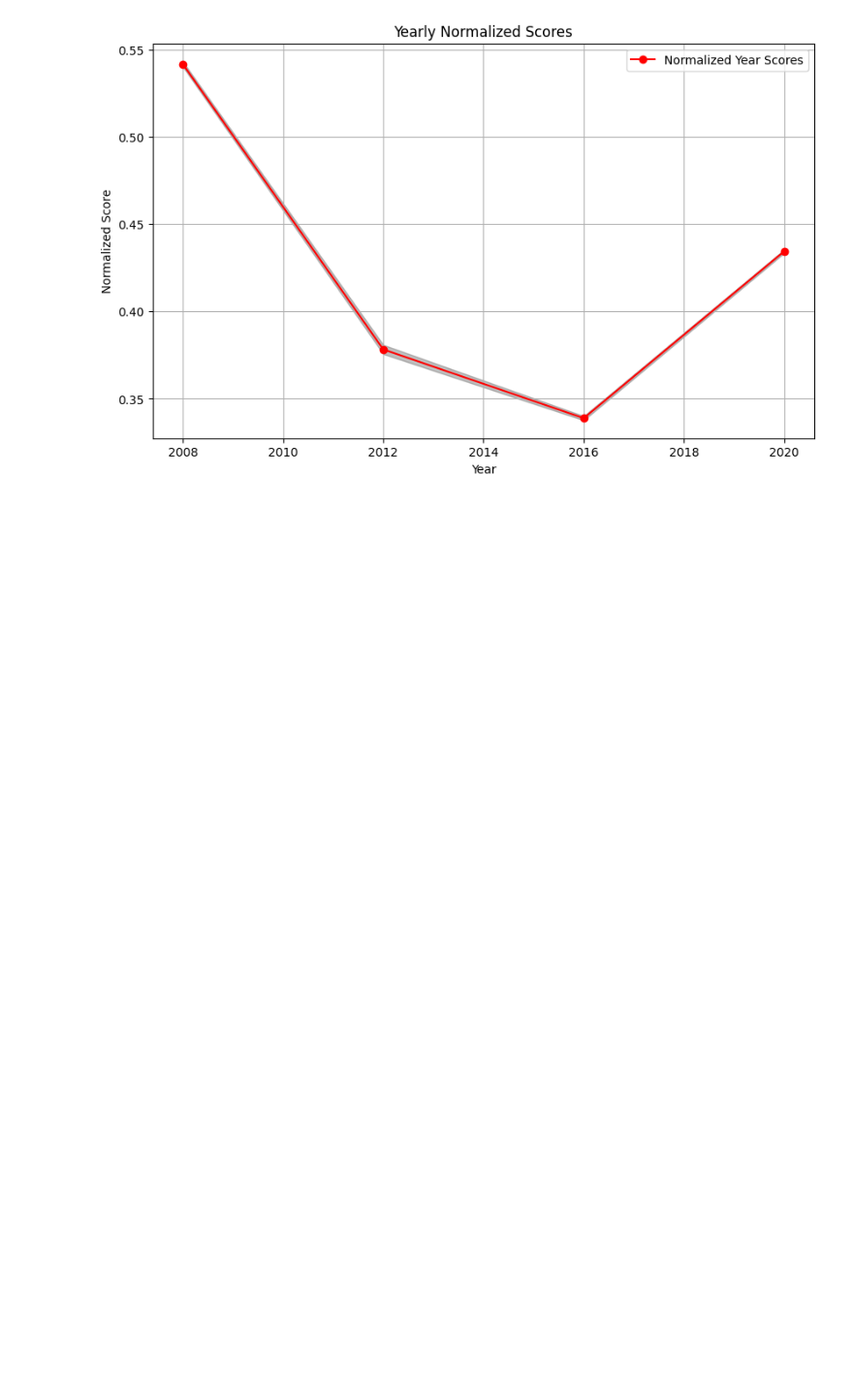
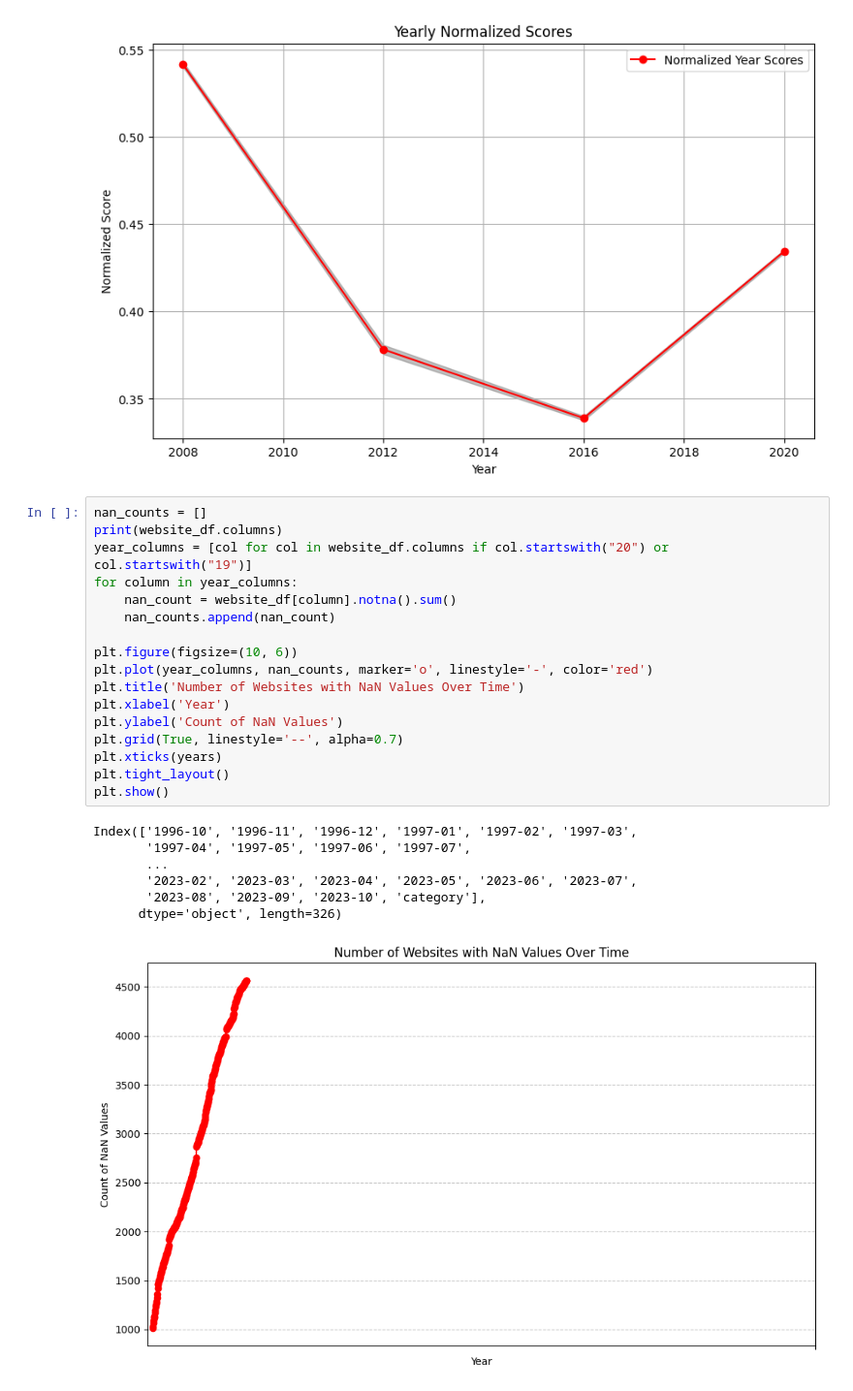
Before and after one commit to vdaita/buy-american-polarization, a Jupyter notebook: Process.ipynb, the cells around one changed output. Shown at 97% size. Cells and saved outputs as stored; diff of their text form; blank space fills up the shorter version.

```diff
--- a/Process.ipynb
+++ b/Process.ipynb
@@ -167,3 +175,28 @@ plt.grid(True)
 plt.show()
 # %% [output]
 [figure]
+# %%
+nan_counts = []
+print(website_df.columns)
+year_columns = [col for col in website_df.columns if col.startswith("20") or col.startswith("19")]
+for column in year_columns:
+    nan_count = website_df[column].notna().sum()
+    nan_counts.append(nan_count)
+
+plt.figure(figsize=(10, 6))
+plt.plot(year_columns, nan_counts, marker='o', linestyle='-', color='red')
+plt.title('Number of Websites with NaN Values Over Time')
+plt.xlabel('Year')
+plt.ylabel('Count of NaN Values')
+plt.grid(True, linestyle='--', alpha=0.7)
+plt.xticks(years)
+plt.tight_layout()
+plt.show()
+# %% [output]
+Index(['1996-10', '1996-11', '1996-12', '1997-01', '1997-02', '1997-03',
+       '1997-04', '1997-05', '1997-06', '1997-07',
+       ...
+       '2023-02', '2023-03', '2023-04', '2023-05', '2023-06', '2023-07',
+       '2023-08', '2023-09', '2023-10', 'category'],
+      dtype='object', length=326)
+[figure, added]
```
Also changed, not shown: parts of 3 cells of this notebook, 1 other file.
